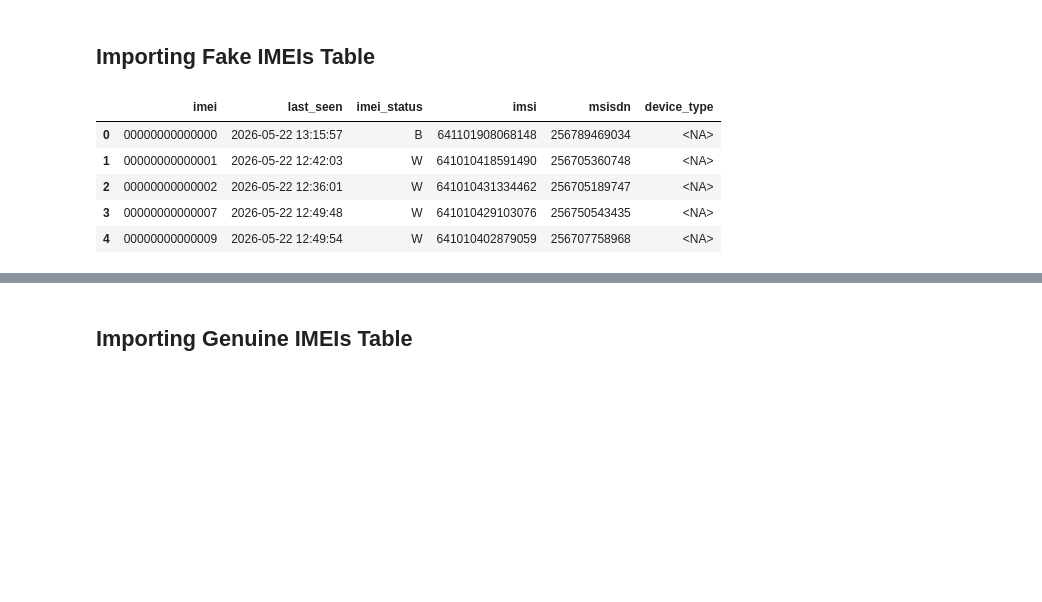
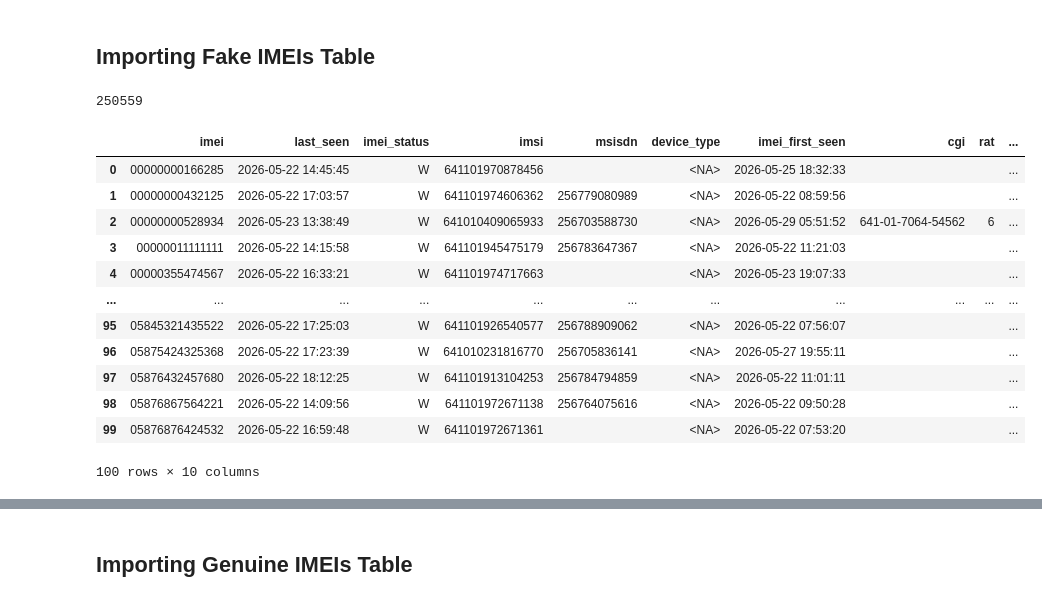
Before and after one commit to wmuheki/ceir_analytics, a Jupyter notebook: 1. explore_transform_Load.ipynb, the cells around one changed output, grey strips where cells are left out. Saved outputs shown, nothing was run; the diff lists cells and outputs as text; code cells hidden in the pictures; blank space fills up the shorter version.

```diff
--- a/1. explore_transform_Load.ipynb
+++ b/1. explore_transform_Load.ipynb
@@ -113,18 +120,29 @@ client = clickhouse_connect.get_client(
 )
 
 # Step 1: Fetch data from the imeis_fake table
-fake_query = "SELECT * FROM imeis_fake"
+fake_query = f"SELECT * FROM imeis_fake_v {IMEI_DATE_FILTER}"
 
 fake_df = client.query_df(fake_query)
+# %%
+len(fake_df)
+# %% [output]
+250559
 # %%
-fake_df.head()
+fake_df.head(100)
 # %% [output]
-|  | imei | last_seen | imei_status | imsi | msisdn | device_type |
-| 0 | 00000000000000 | 2026-05-22 13:15:57 | B | 641101908068148 | 256789469034 | <NA> |
-| 1 | 00000000000001 | 2026-05-22 12:42:03 | W | 641010418591490 | 256705360748 | <NA> |
-| 2 | 00000000000002 | 2026-05-22 12:36:01 | W | 641010431334462 | 256705189747 | <NA> |
-| 3 | 00000000000007 | 2026-05-22 12:49:48 | W | 641010429103076 | 256750543435 | <NA> |
-| 4 | 00000000000009 | 2026-05-22 12:49:54 | W | 641010402879059 | 256707758968 | <NA> |
+|  | imei | last_seen | imei_status | imsi | msisdn | device_type | imei_first_seen | cgi | rat | ... |
+| 0 | 00000000166285 | 2026-05-22 14:45:45 | W | 641101970878456 |  | <NA> | 2026-05-25 18:32:33 |  |  | ... |
+| 1 | 00000000432125 | 2026-05-22 17:03:57 | W | 641101974606362 | 256779080989 | <NA> | 2026-05-22 08:59:56 |  |  | ... |
+| 2 | 00000000528934 | 2026-05-23 13:38:49 | W | 641010409065933 | 256703588730 | <NA> | 2026-05-29 05:51:52 | 641-01-7064-54562 | 6 | ... |
+| 3 | 00000011111111 | 2026-05-22 14:15:58 | W | 641101945475179 | 256783647367 | <NA> | 2026-05-22 11:21:03 |  |  | ... |
+| 4 | 00000355474567 | 2026-05-22 16:33:21 | W | 641101974717663 |  | <NA> | 2026-05-23 19:07:33 |  |  | ... |
+| ... | ... | ... | ... | ... | ... | ... | ... | ... | ... | ... |
+| 95 | 05845321435522 | 2026-05-22 17:25:03 | W | 641101926540577 | 256788909062 | <NA> | 2026-05-22 07:56:07 |  |  | ... |
+| 96 | 05875424325368 | 2026-05-22 17:23:39 | W | 641010231816770 | 256705836141 | <NA> | 2026-05-27 19:55:11 |  |  | ... |
+| 97 | 05876432457680 | 2026-05-22 18:12:25 | W | 641101913104253 | 256784794859 | <NA> | 2026-05-22 11:01:11 |  |  | ... |
+| 98 | 05876867564221 | 2026-05-22 14:09:56 | W | 641101972671138 | 256764075616 | <NA> | 2026-05-22 09:50:28 |  |  | ... |
+| 99 | 05876876424532 | 2026-05-22 16:59:48 | W | 641101972671361 |  | <NA> | 2026-05-22 07:53:20 |  |  | ... |
+100 rows × 10 columns
 # %%
 # Drop Empty Device Type Column
 fake_df = fake_df.drop(columns=['device_type'])
```
Also changed, not shown: parts of 11 cells of this notebook, 2 other files.
